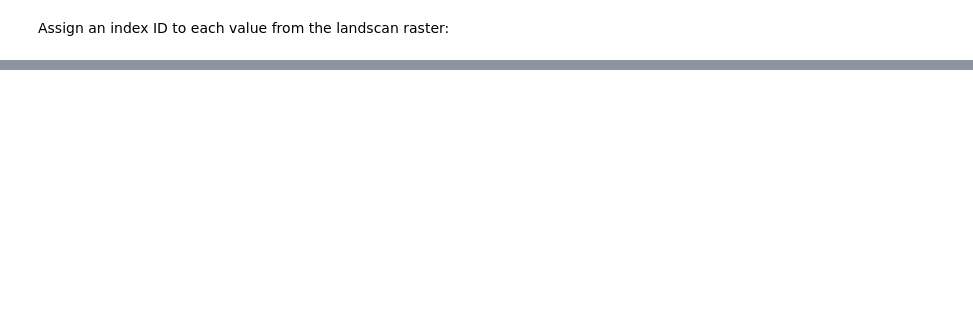
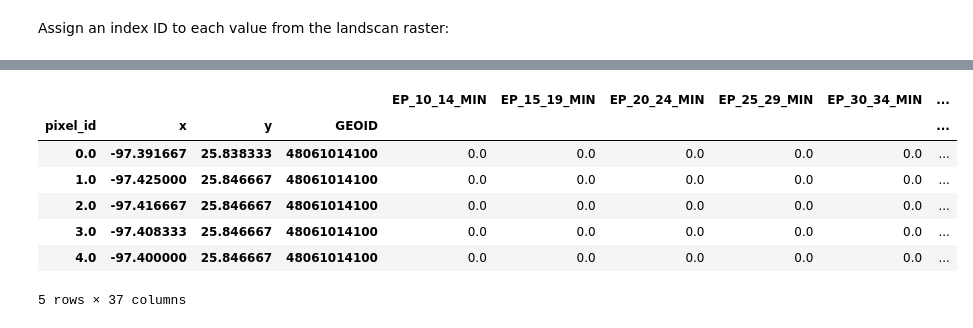
Before and after one commit to kellypierce/demographic-toolkit, a Jupyter notebook: svi_landscan.ipynb, the cells around one changed output, grey strips where cells are left out. Drawn from its saved outputs; the diff is of its cells as text; code cells hidden in the pictures; blank space fills up the shorter version.

```diff
--- a/svi_landscan.ipynb
+++ b/svi_landscan.ipynb
@@ -157,0 +154,2 @@ landscan_vars_final.to_file('/Users/kpierce/CooksProTX/demographic_data_landscan
+# %%
+all_vars['VALUE_COUNT'] = all_vars['VALUE'] * all_vars['population_weight']
@@ -157,0 +158,3 @@ landscan_vars_final.to_file('/Users/kpierce/CooksProTX/demographic_data_landscan
+# %%
+all_vars['VALUE_PERCENT_RAW'] = (all_vars['VALUE_COUNT'] / all_vars['landscan_tract_total']) * 100
+all_vars['VALUE_PERCENT_CORRECTED'] = [min(i, 100.0) for i in all_vars['VALUE_PERCENT_RAW']]
@@ -157,0 +266,2 @@ landscan_vars_final.to_file('/Users/kpierce/CooksProTX/demographic_data_landscan
+# %%
+all_vars_complete = all_vars.dropna()
@@ -157,0 +295,21 @@ landscan_vars_final.to_file('/Users/kpierce/CooksProTX/demographic_data_landscan
+# %%
+all_vars_percent = all_vars_complete[['pixel_id', 'x', 'y', 'GEOID', 'DEMOGRAPHICS_NAME', 'VALUE_PERCENT_CORRECTED']]
+
+all_vars_percent_wide = all_vars_percent.pivot(
+    index=['pixel_id', 'x', 'y', 'GEOID'],
+    columns='DEMOGRAPHICS_NAME',
+    values='VALUE_PERCENT_CORRECTED'
+)
+
+all_vars_percent_wide.columns = ['EP_' + i for i in all_vars_percent_wide.columns]
+# %%
+all_vars_percent_wide.head()
+# %% [output]
+|  |  |  |  | EP_10_14_MIN | EP_15_19_MIN | EP_20_24_MIN | EP_25_29_MIN | EP_30_34_MIN | ... |
+| pixel_id | x | y | GEOID |  |  |  |  |  | ... |
+| 0.0 | -97.391667 | 25.838333 | 48061014100 | 0.0 | 0.0 | 0.0 | 0.0 | 0.0 | ... |
+| 1.0 | -97.425000 | 25.846667 | 48061014100 | 0.0 | 0.0 | 0.0 | 0.0 | 0.0 | ... |
+| 2.0 | -97.416667 | 25.846667 | 48061014100 | 0.0 | 0.0 | 0.0 | 0.0 | 0.0 | ... |
+| 3.0 | -97.408333 | 25.846667 | 48061014100 | 0.0 | 0.0 | 0.0 | 0.0 | 0.0 | ... |
+| 4.0 | -97.400000 | 25.846667 | 48061014100 | 0.0 | 0.0 | 0.0 | 0.0 | 0.0 | ... |
+5 rows × 37 columns
```
Also changed, not shown: parts of 80 cells of this notebook.
